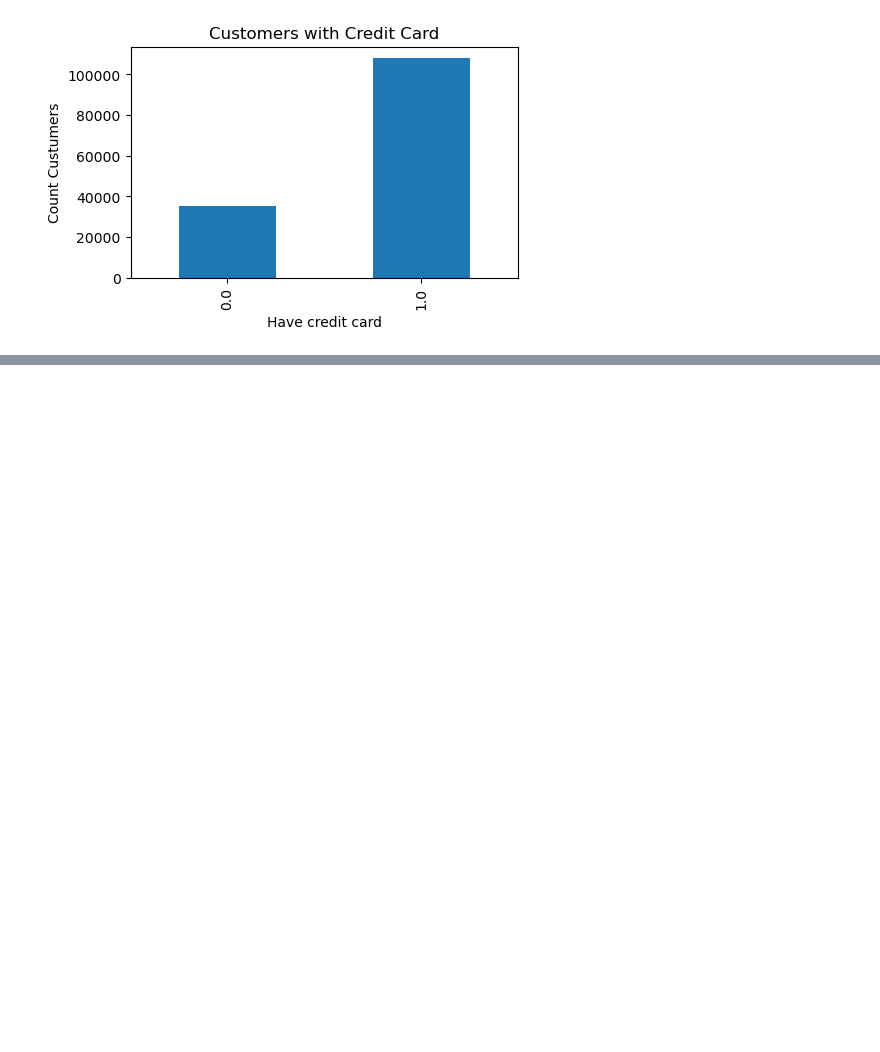
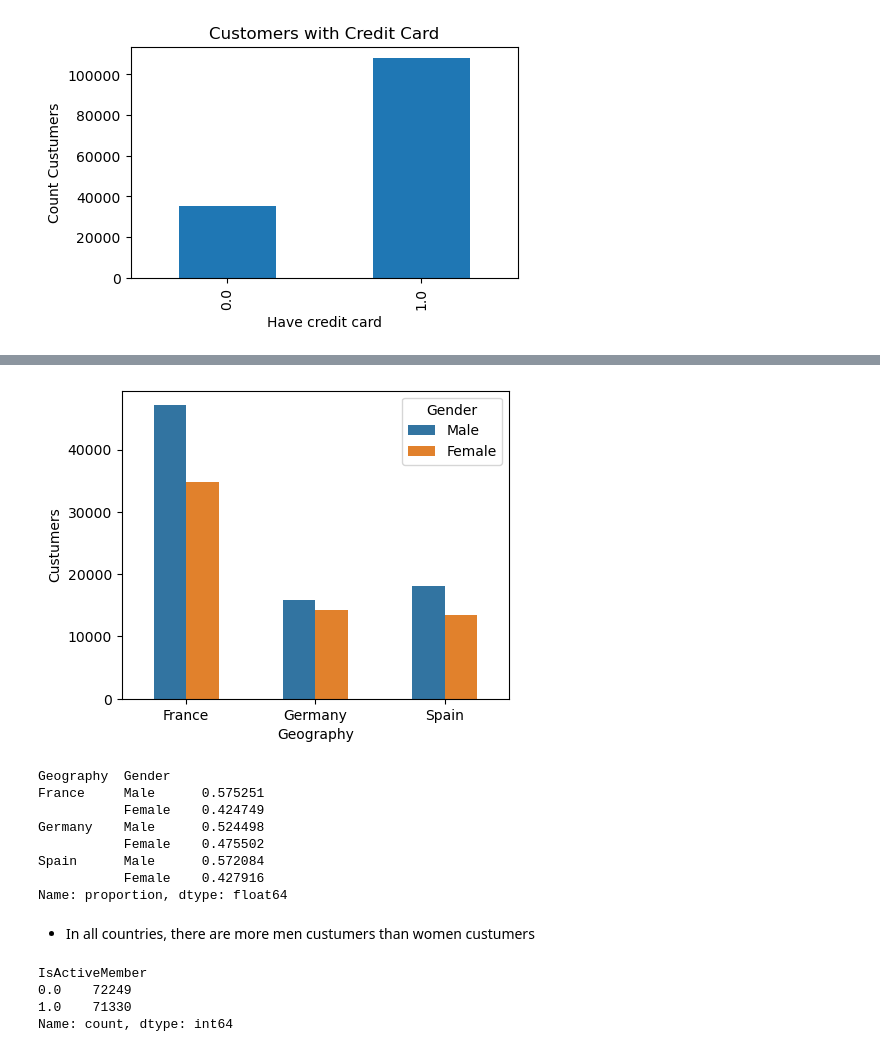
Before and after one commit to pattypooh/churnpredict, a Jupyter notebook: notebooks/01-eda.ipynb, the cells around one changed output, grey strips where cells are left out. Drawn from its saved outputs; the diff is of its cells as text; code cells hidden in the pictures; blank space fills up the shorter version.

```diff
--- a/notebooks/01-eda.ipynb
+++ b/notebooks/01-eda.ipynb
@@ -94,0 +117,25 @@ Name: proportion, dtype: float64
+# %%
+plt.figure(figsize=(5, 4))
+sns.countplot(df, x="Geography", width=0.5, hue="Gender")
+plt.ylabel("Custumers")
+plt.show()
+df.groupby("Geography").Gender.value_counts(normalize=True)
+# %% [output]
+[figure, added]
+Geography  Gender
+France     Male      0.575251
+           Female    0.424749
+Germany    Male      0.524498
+           Female    0.475502
+Spain      Male      0.572084
+           Female    0.427916
+Name: proportion, dtype: float64
+# %% [markdown]
+- In all countries, there are more men custumers than women custumers
+# %%
+df.IsActiveMember.value_counts()
+# %% [output]
+IsActiveMember
+0.0    72249
+1.0    71330
+Name: count, dtype: int64
```
Also changed, not shown: parts of 41 cells of this notebook, 3 other files.
